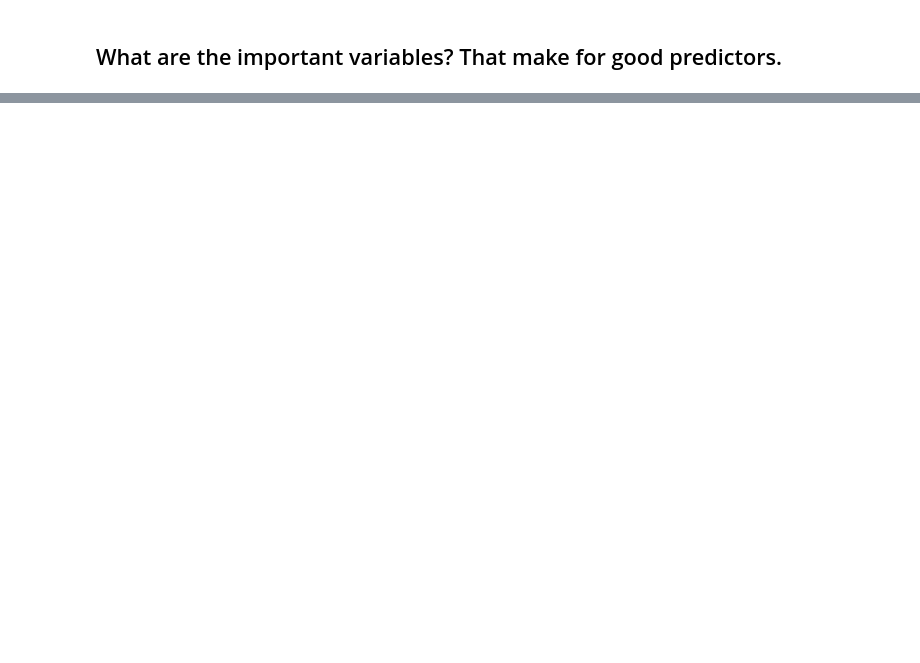
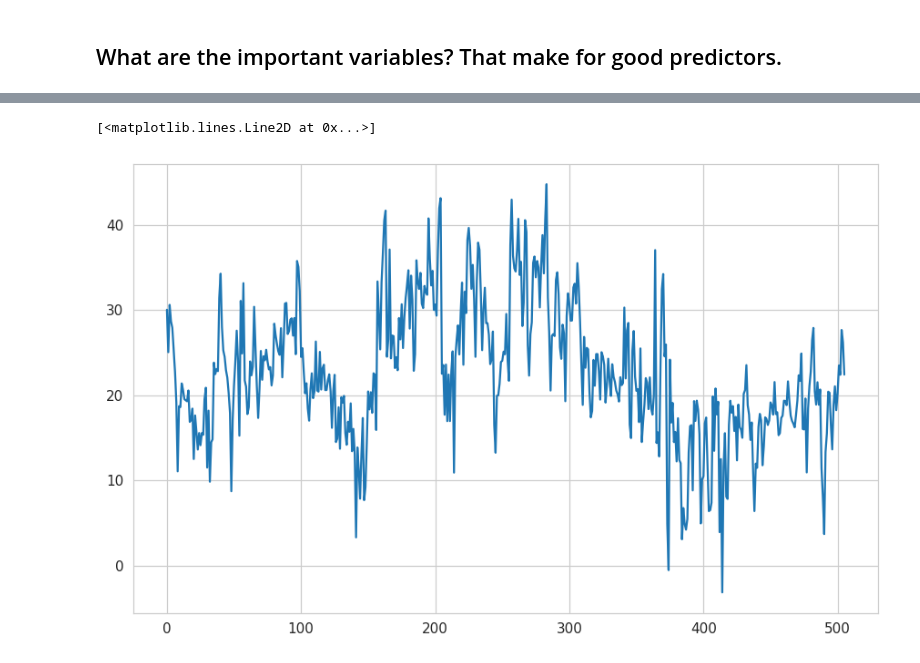
Before and after one commit to fantauzzi/linear_regression, a Jupyter notebook: boston_lin_regr.ipynb, the cells around one changed output, grey strips where cells are left out. Drawn from its saved outputs; the diff is of its cells as text; code cells hidden in the pictures; blank space fills up the shorter version.

```diff
--- a/boston_lin_regr.ipynb
+++ b/boston_lin_regr.ipynb
@@ -423,7 +454,7 @@ where $p$ is the number of variables selected for the model, $n$ is the number o
 The adjustment introduces a penalty for a larger number of selected variable; as a consequences, while selecting more variables always increases the $RSS$ and therefore the $R^2$, it doesn't necessarily increase the adjusted $R^2$.
 # %%
 vars, vars_r2 = forward_select(LinearRegression, dataset_X, dataset_y)
-res = pd.DataFrame({'Variable': vars, 'Adjusted R-squared': vars_r2})
-print(res)
+selection = pd.DataFrame({'Variable': vars, 'Adjusted R-squared': vars_r2})
+print(selection)
 # %% [output]
   Variable  Adjusted R-squared
@@ -442,3 +506,11 @@ LSTAT is the first variable that has been selected, the one that single-handedly
+# %%
+y_pred = res.get_prediction(X_exog)
+summary = y_pred.summary_frame(alpha=0.05)
+fig, ax = plt.subplots()
+ax.plot(summary['mean'])
+# %% [output]
+[<matplotlib.lines.Line2D at 0x...>]
+[figure, added]
 # %%
 '''
 TODO
```
Also changed, not shown: parts of 32 cells of this notebook.
